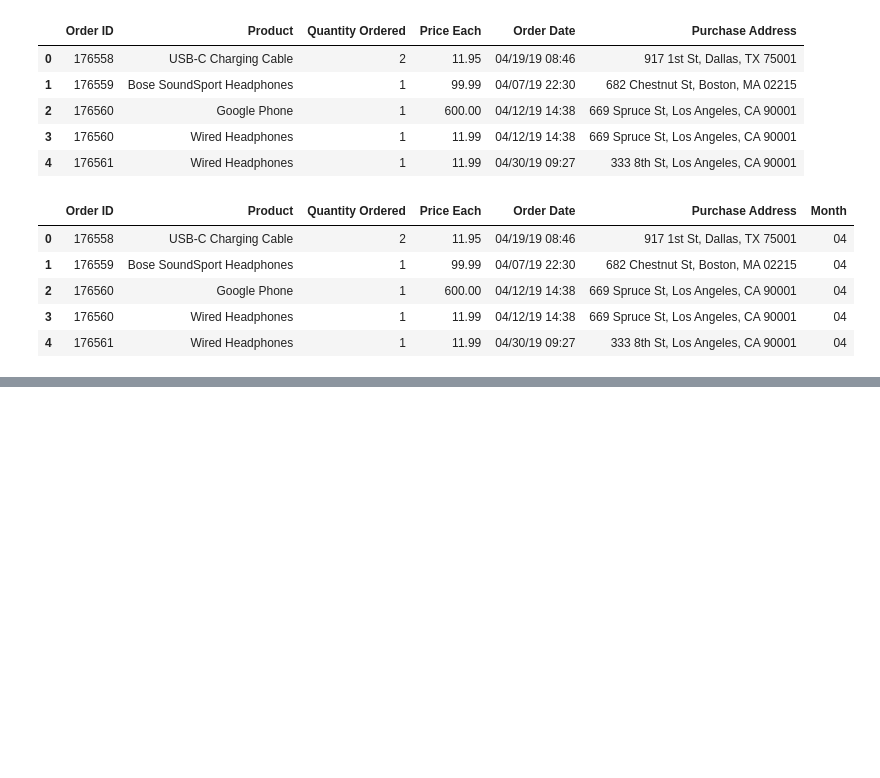
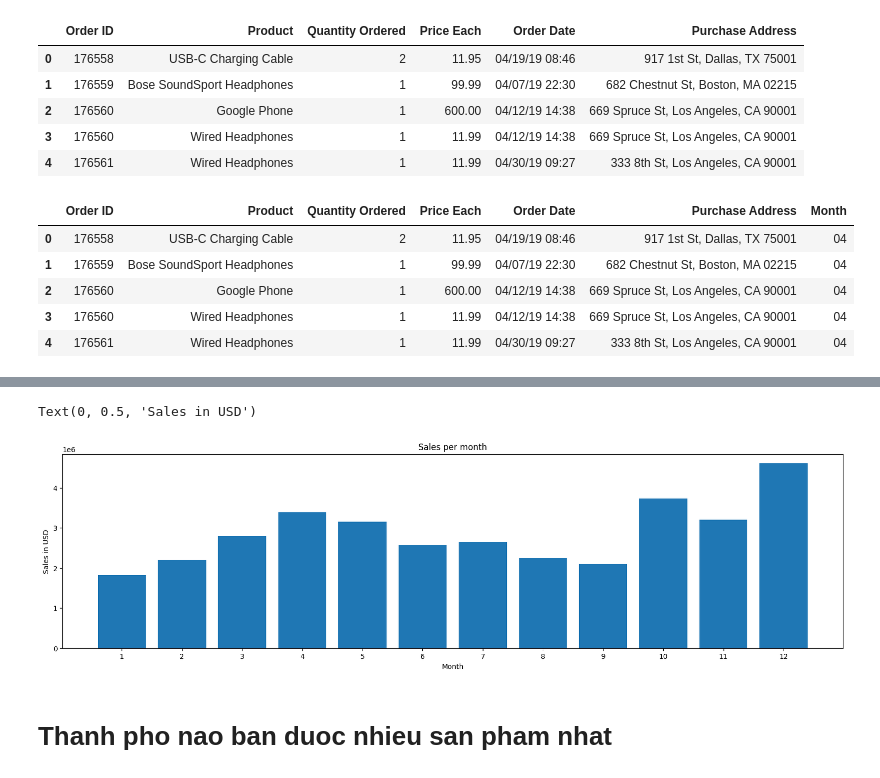
Before and after one commit to hanmtien22/project-2-sales-analysis, a Jupyter notebook: analysis.ipynb, the cells around one changed output, grey strips where cells are left out. Saved outputs shown, nothing was run; the diff lists cells and outputs as text; code cells hidden in the pictures; blank space fills up the shorter version.

Commit message:
project-2-analysis-sales

```diff
--- a/analysis.ipynb
+++ b/analysis.ipynb
@@ -154,3 +156,6 @@ data.head()
 | 2 | 176560 | Google Phone | 1 | 600.00 | 04/12/19 14:38 | 669 Spruce St, Los Angeles, CA 90001 | 04 |
 | 3 | 176560 | Wired Headphones | 1 | 11.99 | 04/12/19 14:38 | 669 Spruce St, Los Angeles, CA 90001 | 04 |
 | 4 | 176561 | Wired Headphones | 1 | 11.99 | 04/30/19 09:27 | 333 8th St, Los Angeles, CA 90001 | 04 |
+# %%
+data['Sales'] = data['Quantity Ordered'] * data['Price Each']
+data.head()
@@ -156,0 +171,4 @@ data.head()
+# %%
+import matplotlib.pyplot as plt
+sales = data.groupby('Month')[['Quantity Ordered', 'Price Each', 'Sales']].sum()
+sales
@@ -156,0 +190,12 @@ data.head()
+# %%
+plt.figure(figsize = (20,5))
+plt.bar(range(1,13), sales['Sales'])
+plt.title('Sales per month')
+plt.xticks(range(1,13))
+plt.xlabel('Month')
+plt.ylabel('Sales in USD')
+# %% [output]
+Text(0, 0.5, 'Sales in USD')
+[figure, added]
+# %% [markdown]
+# Thanh pho nao ban duoc nhieu san pham nhat
```
Also changed, not shown: parts of 21 cells of this notebook.
